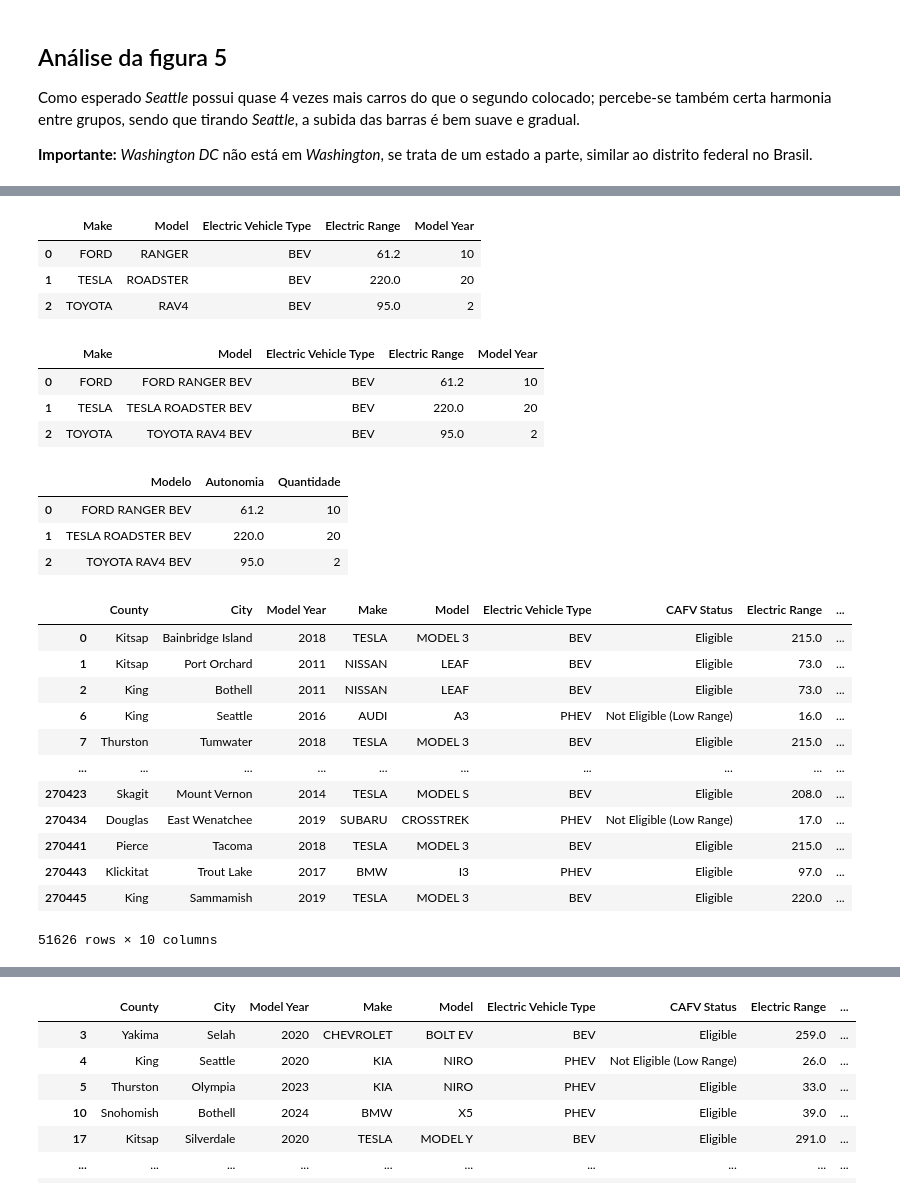
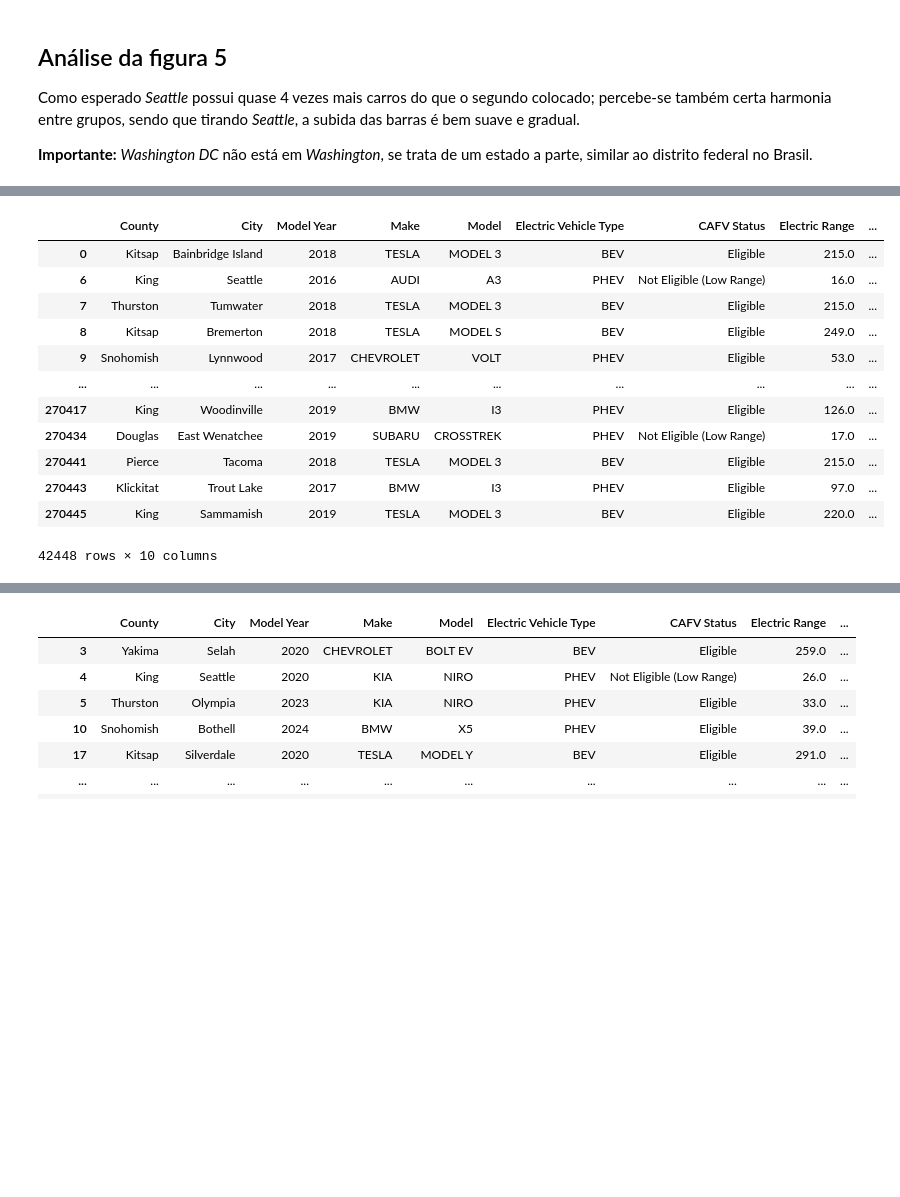
Before and after one commit to ValentimPiazera/EDA-Carros-Eletricos-Washington, a Jupyter notebook: notebooks/02_analise_eda.ipynb, the cells around one changed output, grey strips where cells are left out. Drawn from its saved outputs; the diff is of its cells as text; code cells hidden in the pictures; blank space fills up the shorter version.

```diff
--- a/notebooks/02_analise_eda.ipynb
+++ b/notebooks/02_analise_eda.ipynb
@@ -251,38 +225,0 @@ df_1999_2009
-# %%
-# Criando um dataframe com os carros de 1999 até 2009,
-# com informações de modelo (Marca + Modelo, concatenados), autonomia e quantidades registradas
-
-df_1999_2009_carros = df_1999_2009.groupby(["Make", "Model", "Electric Vehicle Type"]).agg({"Electric Range": "mean", "Model Year": "count"})
-
-df_1999_2009_carros = df_1999_2009_carros.reset_index()
-
-df_1999_2009_carros
-# %% [output]
-|  | Make | Model | Electric Vehicle Type | Electric Range | Model Year |
-| 0 | FORD | RANGER | BEV | 61.2 | 10 |
-| 1 | TESLA | ROADSTER | BEV | 220.0 | 20 |
-| 2 | TOYOTA | RAV4 | BEV | 95.0 | 2 |
-# %%
-# Unificando marca, modelo e tipo
-
-df_1999_2009_carros["Model"] = df_1999_2009_carros["Make"] + " " + df_1999_2009_carros["Model"] + " " + df_1999_2009_carros["Electric Vehicle Type"]
-
-df_1999_2009_carros
-# %% [output]
-|  | Make | Model | Electric Vehicle Type | Electric Range | Model Year |
-| 0 | FORD | FORD RANGER BEV | BEV | 61.2 | 10 |
-| 1 | TESLA | TESLA ROADSTER BEV | BEV | 220.0 | 20 |
-| 2 | TOYOTA | TOYOTA RAV4 BEV | BEV | 95.0 | 2 |
-# %%
-# Tratando as colunas
-
-df_1999_2009_carros = df_1999_2009_carros.rename(columns={"Model Year": "Quantidade", "Electric Range": "Autonomia", "Model": "Modelo"})
-
-df_1999_2009_carros.drop(columns=["Make", "Electric Vehicle Type"], inplace=True)
-
-df_1999_2009_carros
-# %% [output]
-|  | Modelo | Autonomia | Quantidade |
-| 0 | FORD RANGER BEV | 61.2 | 10 |
-| 1 | TESLA ROADSTER BEV | 220.0 | 20 |
-| 2 | TOYOTA RAV4 BEV | 95.0 | 2 |
@@ -305,21 +226,21 @@ fig.show()
 # %%
-# Repetindo o processo para 2010 até 2019
+# Separando carros de 2015 até 2019
 
-df_2010_2019 = df_limpo[(df_limpo["Model Year"] >= 2010) & (df_limpo["Model Year"] <=2019)]
+df_2015_2019 = df_limpo[(df_limpo["Model Year"] >= 2015) & (df_limpo["Model Year"] <= 2019)]
 
-df_2010_2019
+df_2015_2019
 # %% [output]
 |  | County | City | Model Year | Make | Model | Electric Vehicle Type | CAFV Status | Electric Range | ... |
 | 0 | Kitsap | Bainbridge Island | 2018 | TESLA | MODEL 3 | BEV | Eligible | 215.0 | ... |
-| 1 | Kitsap | Port Orchard | 2011 | NISSAN | LEAF | BEV | Eligible | 73.0 | ... |
-| 2 | King | Bothell | 2011 | NISSAN | LEAF | BEV | Eligible | 73.0 | ... |
 | 6 | King | Seattle | 2016 | AUDI | A3 | PHEV | Not Eligible (Low Range) | 16.0 | ... |
 | 7 | Thurston | Tumwater | 2018 | TESLA | MODEL 3 | BEV | Eligible | 215.0 | ... |
+| 8 | Kitsap | Bremerton | 2018 | TESLA | MODEL S | BEV | Eligible | 249.0 | ... |
+| 9 | Snohomish | Lynnwood | 2017 | CHEVROLET | VOLT | PHEV | Eligible | 53.0 | ... |
 | ... | ... | ... | ... | ... | ... | ... | ... | ... | ... |
-| 270423 | Skagit | Mount Vernon | 2014 | TESLA | MODEL S | BEV | Eligible | 208.0 | ... |
+| 270417 | King | Woodinville | 2019 | BMW | I3 | PHEV | Eligible | 126.0 | ... |
 | 270434 | Douglas | East Wenatchee | 2019 | SUBARU | CROSSTREK | PHEV | Not Eligible (Low Range) | 17.0 | ... |
 | 270441 | Pierce | Tacoma | 2018 | TESLA | MODEL 3 | BEV | Eligible | 215.0 | ... |
 | 270443 | Klickitat | Trout Lake | 2017 | BMW | I3 | PHEV | Eligible | 97.0 | ... |
 | 270445 | King | Sammamish | 2019 | TESLA | MODEL 3 | BEV | Eligible | 220.0 | ... |
-51626 rows × 10 columns
+42448 rows × 10 columns
 # %%
```
Also changed, not shown: parts of 25 cells of this notebook, 11 other files.
